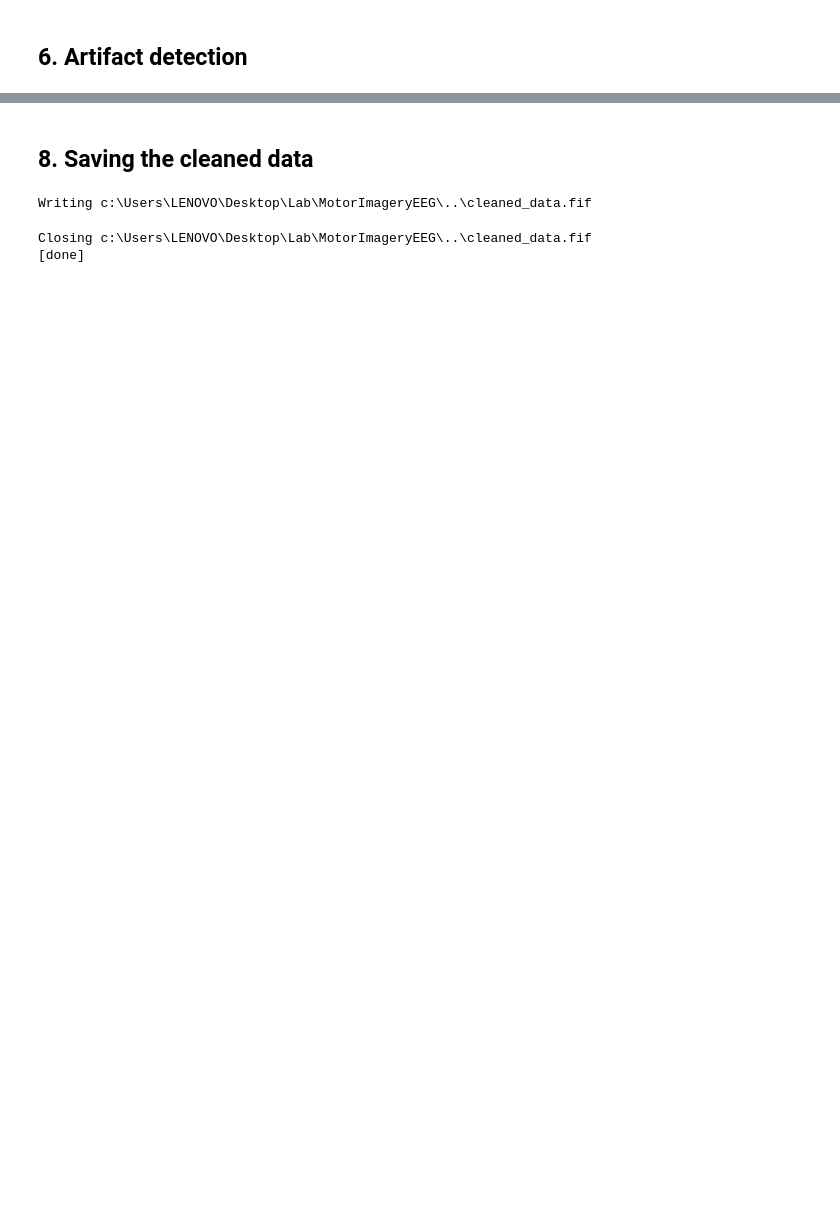
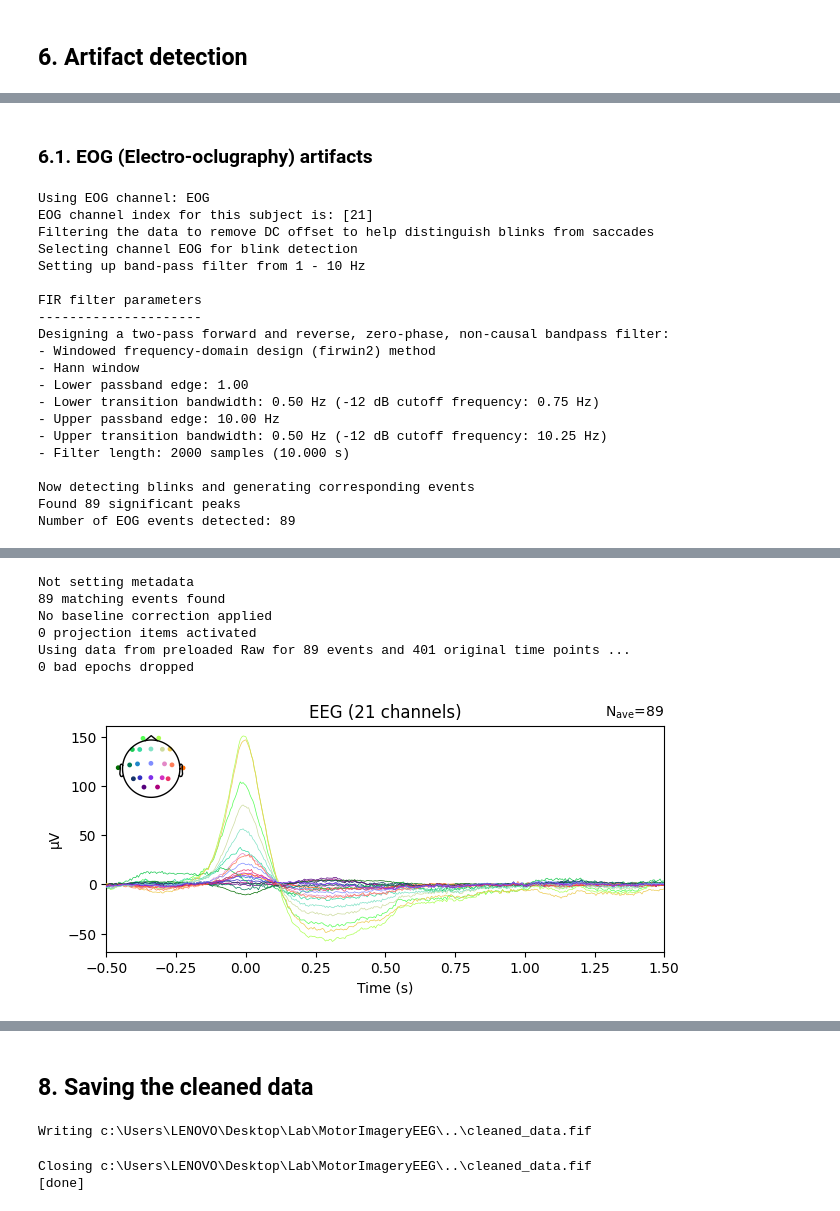
Before and after one commit to lenhatquang03/MotorImageryEEG, a Jupyter notebook: Preprocessing.ipynb, the cells around one changed output, grey strips where cells are left out. Cells and saved outputs as stored; diff of their text form; code cells hidden in the pictures; blank space fills up the shorter version.

```diff
--- a/Preprocessing.ipynb
+++ b/Preprocessing.ipynb
@@ -193,0 +103,25 @@ Using data from preloaded Raw for 5180 events and 401 original time points ...
+# %% [markdown]
+### **6.1. EOG (Electro-oclugraphy) artifacts**
+# %%
+processor.detect_eog("Average EOG event before removal")
+# %% [output]
+Using EOG channel: EOG
+EOG channel index for this subject is: [21]
+Filtering the data to remove DC offset to help distinguish blinks from saccades
+Selecting channel EOG for blink detection
+Setting up band-pass filter from 1 - 10 Hz
+
+FIR filter parameters
+---------------------
+Designing a two-pass forward and reverse, zero-phase, non-causal bandpass filter:
+- Windowed frequency-domain design (firwin2) method
+- Hann window
+- Lower passband edge: 1.00
+- Lower transition bandwidth: 0.50 Hz (-12 dB cutoff frequency: 0.75 Hz)
+- Upper passband edge: 10.00 Hz
+- Upper transition bandwidth: 0.50 Hz (-12 dB cutoff frequency: 10.25 Hz)
+- Filter length: 2000 samples (10.000 s)
+
+Now detecting blinks and generating corresponding events
+Found 89 significant peaks
+Number of EOG events detected: 89
@@ -193,0 +131,7 @@ Using data from preloaded Raw for 5180 events and 401 original time points ...
+Not setting metadata
+89 matching events found
+No baseline correction applied
+0 projection items activated
+Using data from preloaded Raw for 89 events and 401 original time points ...
+0 bad epochs dropped
+[figure, added]
```
Also changed, not shown: parts of 37 cells of this notebook, 1 other file.
